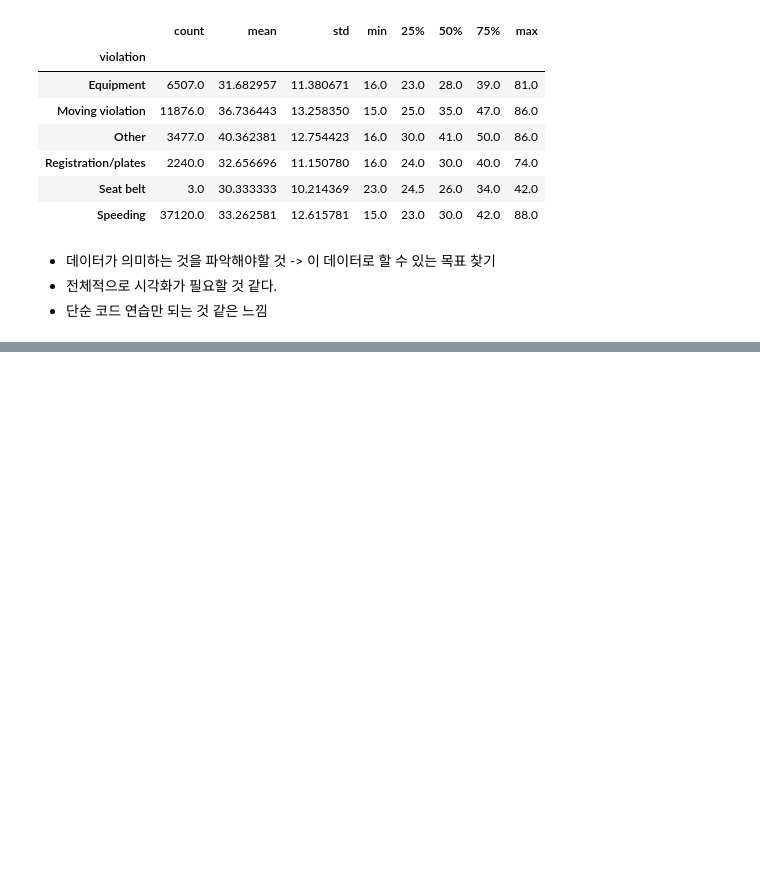
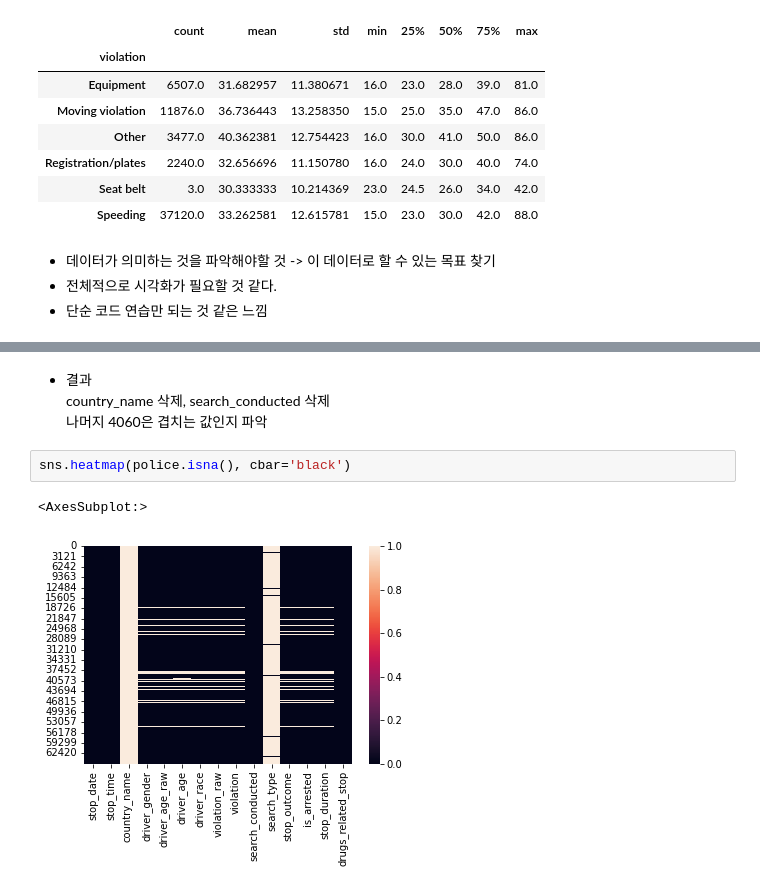
Before and after one commit to Jay-Jun123/DA_Project, a Jupyter notebook: Police/police.ipynb, the cells around one changed output, grey strips where cells are left out. Cells and saved outputs as stored; diff of their text form; blank space fills up the shorter version.

Commit message:
add police code first

```diff
--- a/Police/police.ipynb
+++ b/Police/police.ipynb
@@ -161,0 +188,9 @@ police2.groupby('violation')['driver_age'].describe()
+# %% [markdown]
+- 결과
+country_name 삭제, search_conducted 삭제
+나머지 4060은 겹치는 값인지 파악
+# %%
+sns.heatmap(police.isna(), cbar='black')
+# %% [output]
+<AxesSubplot:>
+[figure, added]
```
Also changed, not shown: parts of 16 cells of this notebook.
